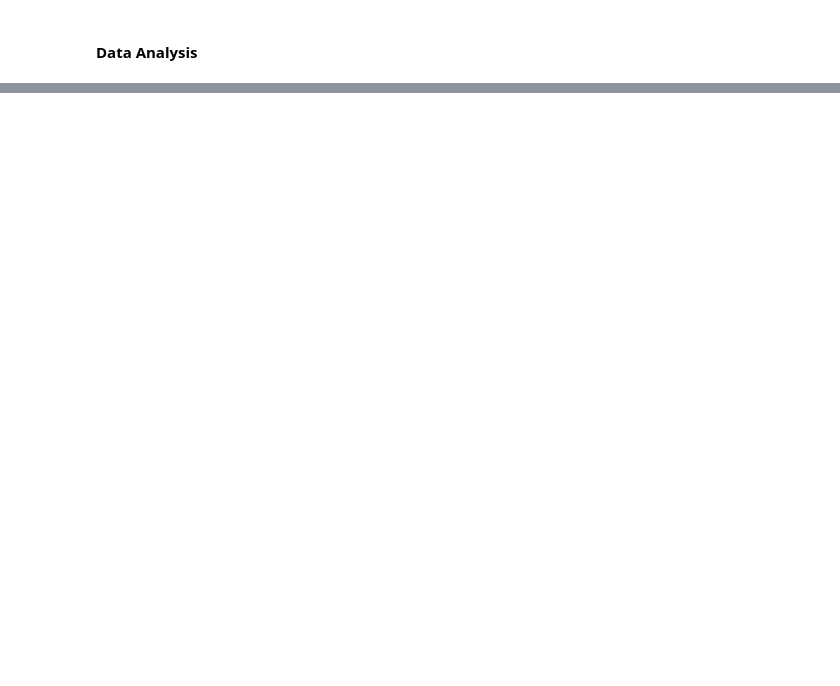
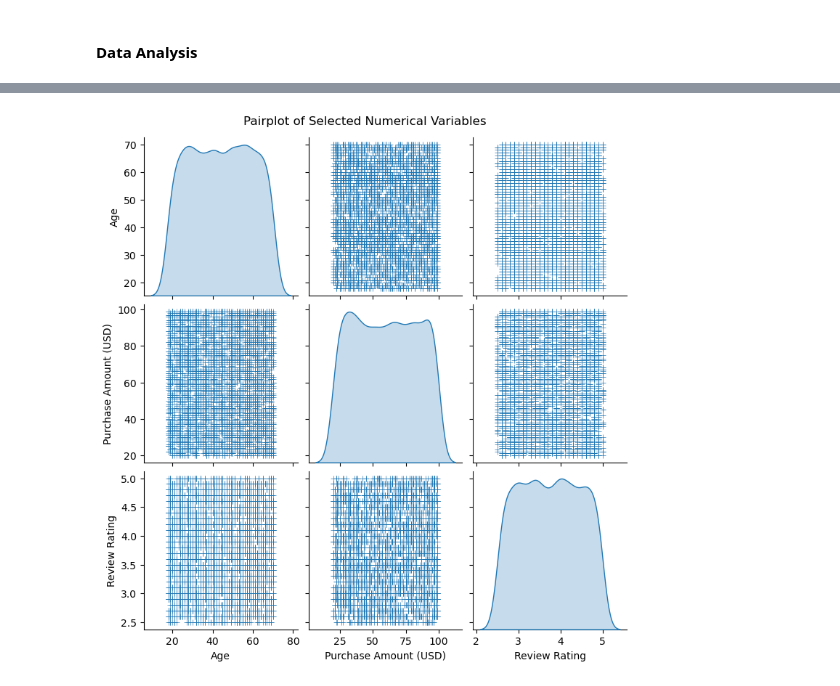
Before and after one commit to MiltonGreat/Shopping-Customer-Analysis, a Jupyter notebook: Shopping Customer Analysis.ipynb, the cells around one changed output, grey strips where cells are left out. Saved outputs shown, nothing was run; the diff lists cells and outputs as text; code cells hidden in the pictures; blank space fills up the shorter version.

```diff
--- a/Shopping Customer Analysis.ipynb
+++ b/Shopping Customer Analysis.ipynb
@@ -144,25 +121,0 @@ Non-numeric values in 'Frequency of Purchases' column:
-# %%
-# Identify and correct outliers in numerical columns
-numerical_columns = ['Age', 'Purchase Amount (USD)']
-for col in numerical_columns:
-    # Calculate z-scores for each value in the column
-    z_scores = (raw_data[col] - raw_data[col].mean()) / raw_data[col].std()
-    # Identify outliers (values with z-score greater than 3 or less than -3)
-    outliers = raw_data[abs(z_scores) > 3]
-    # Replace outliers with the mean of the column
-    raw_data.loc[abs(z_scores) > 3, col] = raw_data[col].mean()
-
-# Correct spelling mistakes in categorical columns
-categorical_columns = ['Gender', 'Item Purchased']
-for col in categorical_columns:
-    # Convert column values to lowercase for consistency
-    raw_data[col] = raw_data[col].str.lower()
-    # Correct common spelling mistakes
-    raw_data[col].replace({'male': 'm', 'female': 'f'}, inplace=True)
-
-# Remove duplicate rows
-raw_data.drop_duplicates(inplace=True)
-
-# Print summary statistics after data correction
-print("Summary statistics after data correction:")
-print(raw_data.describe())
@@ -297,0 +236,8 @@ Passing `palette` without assigning `hue` is deprecated and will be removed in v
+# %%
+# Pairplot of selected numerical variables
+selected_numerical_columns = ['Age', 'Purchase Amount (USD)', 'Review Rating']
+sns.pairplot(raw_data[selected_numerical_columns], diag_kind='kde', markers='+')
+plt.suptitle("Pairplot of Selected Numerical Variables", y=1.02)
+plt.show()
+# %% [output]
+[figure, added]
```
Also changed, not shown: parts of 30 cells of this notebook.
